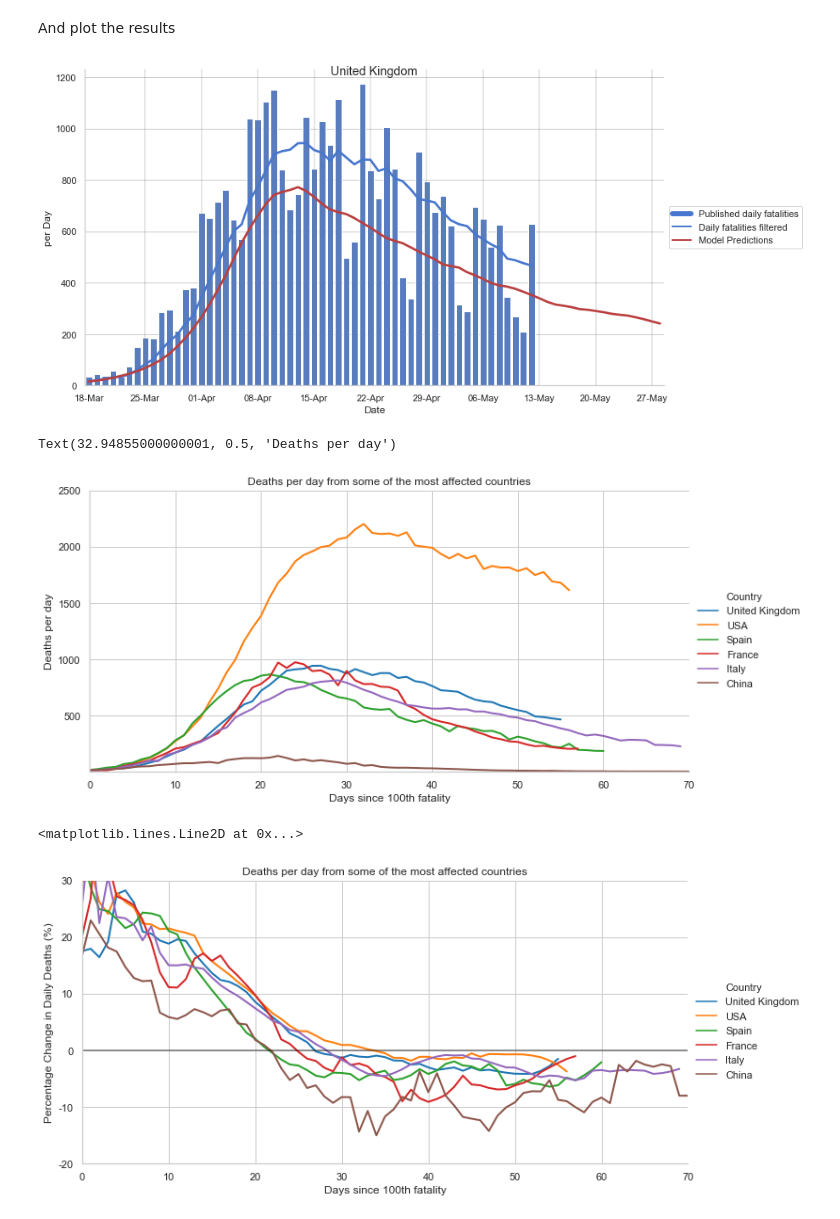
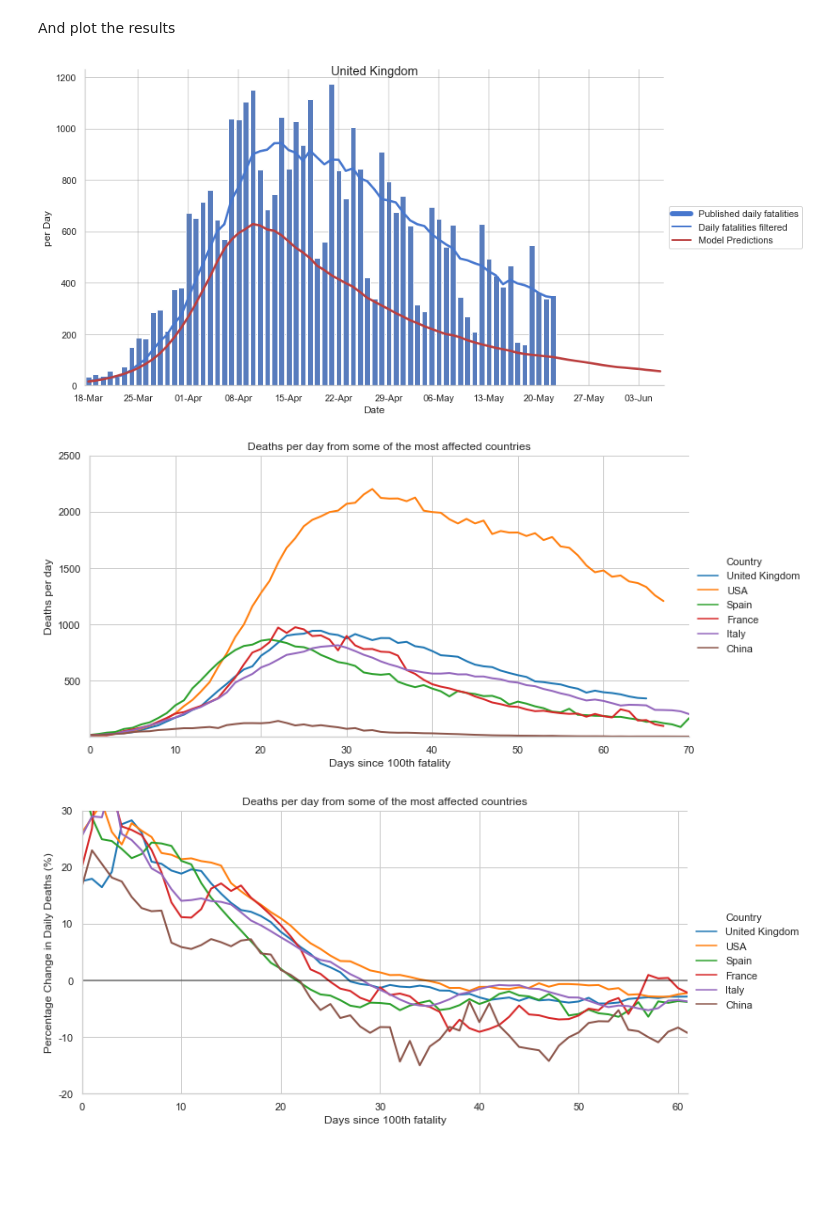
Before and after one commit to robert-kinder1/COVID-19_Python_ML, a Jupyter notebook: COVID_ML_Model.ipynb, the cells around one changed output. Cells and saved outputs as stored; diff of their text form; code cells hidden in the pictures; blank space fills up the shorter version.

```diff
--- a/COVID_ML_Model.ipynb
+++ b/COVID_ML_Model.ipynb
@@ -40,8 +40,8 @@ from sklearn.metrics import mean_absolute_error
 # %% [markdown]
 # Read in data
 # %%
-dfJ_import = pd.read_csv('JH_2020-05-12.csv')
-dfG = pd.read_csv('Global_Mobility_Report_2020-05-12.csv', sep=',', low_memory=False)
+dfJ_import = pd.read_csv('JH_2020-05-22.csv')
+dfG = pd.read_csv('Global_Mobility_Report_2020-05-21.csv', sep=',', low_memory=False)
 
 #dfJ.head()
 #dfG.head()
@@ -902,7 +916,7 @@ plt.legend(custom_lines, ['Published daily fatalities', 'Daily fatalities filter
 
 plt.show()
 # %% [output]
-[figure, old version]
+[figure, new version]
 # %%
 key = ['United Kingdom', 'USA', 'Spain', 'France', 'Italy' ,  'China']
 #China is included in this list as it was the first country to be effected by COVID-19
@@ -912,28 +926,33 @@ g = sns.relplot(dayVal, 'dDeaths_filtered', kind='line', estimator=None, hue = '
 g.set(xlim=(0, 70))
 g.set(ylim=(1, 2500))
 plt.title('Deaths per day from some of the most affected countries')
-plt.xlabel('Days since 100th fatality')
+plt.xlabel('Days since ' + str(minD) +'th fatality')
 plt.ylabel('Deaths per day')
+
+plt.savefig('perDayAll.png', bbox_inches='tight', dpi=300)
+plt.show()
 # %% [output]
-Text(32.94855000000001, 0.5, 'Deaths per day')
-[figure, old version]
+[figure, new version]
 # %%
 key = ['United Kingdom', 'USA', 'Spain', 'France', 'Italy' ,  'China']
 #China is included in this list as it was the first country to be effected by COVID-19
 
-g = sns.relplot('Day_100', 'dd_Deaths_f/dDeaths_f', kind='line', estimator=None, hue = 'Country', hue_order = key, data = dfJ, aspect = 2, lw=2)# color='#4777CE', order=None)
+g = sns.relplot(dayVal, 'dd_Deaths_f/dDeaths_f', kind='line', estimator=None, hue = 'Country', hue_order = key, data = dfJ, aspect = 2, lw=2)# color='#4777CE', order=None)
 #plt.yscale('log')
-g.set(xlim=(0, 70))
+g.set(xlim=(0, 61))
 g.set(ylim=(-.2, .3))
 plt.title('Deaths per day from some of the most affected countries')
-plt.xlabel('Days since 100th fatality')
+plt.xlabel('Days since ' + str(minD) +'th fatality')
 
 g.set(yticklabels = (np.around(g.ax.get_yticks() * 100).astype(int)))
 plt.ylabel('Percentage Change in Daily Deaths (%)')#, fontsize=16)
 
 #Add a black line for y=0 to make it clearer
 x = np.where(g.ax.get_yticks() == 0)
 g.ax.axhline(g.ax.get_yticks()[x], alpha=0.5, color='black')
+
+
+plt.savefig('changePerDayAll.png', bbox_inches='tight', dpi=300)
+plt.show()
 # %% [output]
-<matplotlib.lines.Line2D at 0x...>
-[figure, old version]
+[figure, new version]
```
Also changed, not shown: parts of 20 cells of this notebook, 2 other files.
